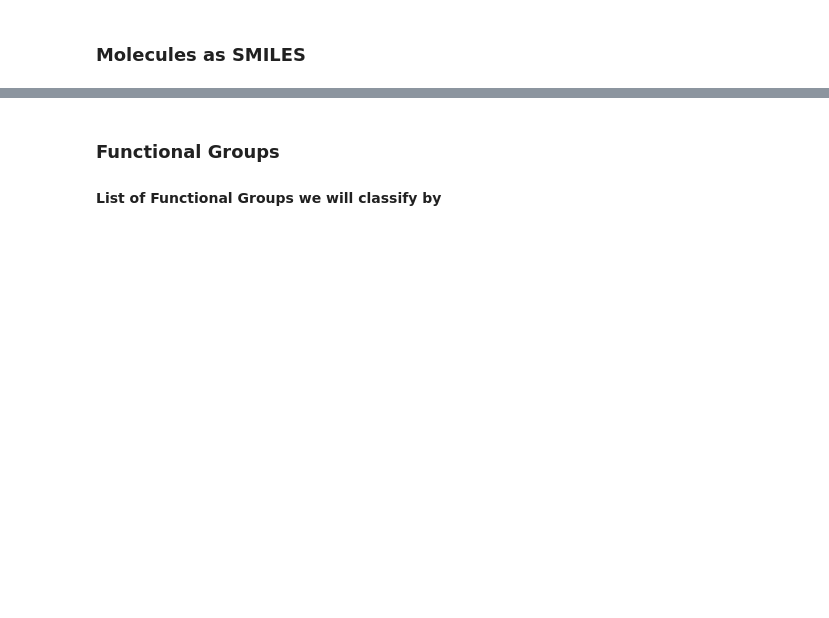
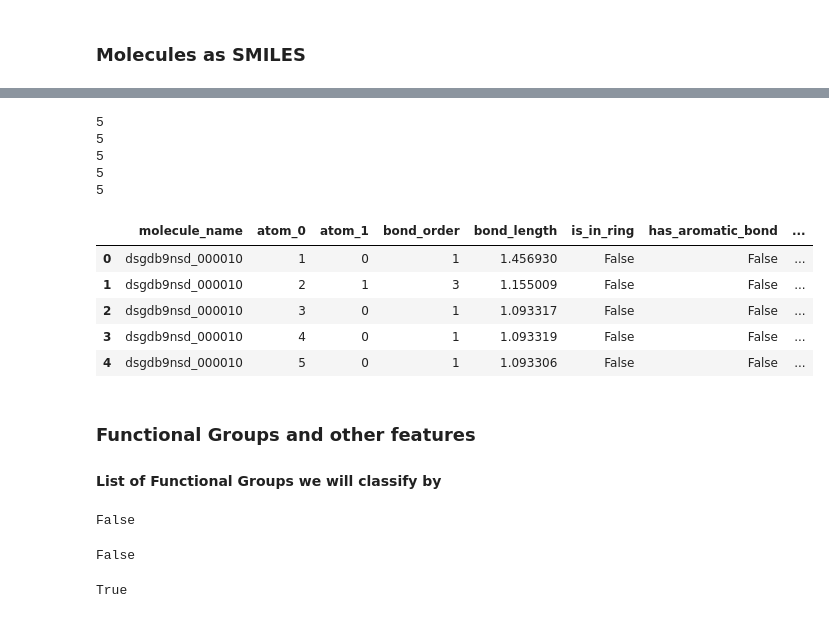
Before and after one commit to johngreibelarsen/predicting-molecular-properties, a Jupyter notebook: basic_feature_engineering_v6.ipynb, the cells around one changed output, grey strips where cells are left out. Drawn from its saved outputs; the diff is of its cells as text; code cells hidden in the pictures; blank space fills up the shorter version.

```diff
--- a/basic_feature_engineering_v6.ipynb
+++ b/basic_feature_engineering_v6.ipynb
@@ -67,0 +81,6 @@ train_new.loc[train_new['molecule_name'] == 'dsgdb9nsd_000230']
+# %%
+mol = next(pybel.readfile("xyz", "./input/structures/dsgdb9nsd_000007.xyz"))
+for atom in mol:
+   # do something with atom
+    print(str(atom.idx) + " : " + str(atom.type))
+    print(atom.coords)
@@ -68,3 +261,40 @@ train_new.loc[train_new['molecule_name'] == 'dsgdb9nsd_000230']
+# %%
+print(len(mol_name))
+print(len(atom_0))
+print(len(atom_1))
+print(len(bond_order))
+print(len(bond_length))
+
+
+df = pd.DataFrame({'molecule_name': mol_name,
+                    'atom_0': atom_0,
+                    'atom_1': atom_1,
+                    'bond_order': bond_order,
+                    'bond_length': bond_length,
+                    'is_in_ring': is_in_ring,
+                    'has_aromatic_bond': has_aromatic_bond,
+                    'is_primary_amide': is_primary_amide,
+                    'is_secondary_amide': is_secondary_amide,
+                    'is_tertiary_amide': is_tertiary_amide,
+                    'is_ester': is_ester,
+                    'is_carbonyl': is_carbonyl,
+                  })
+
+df = df.sort_values(['molecule_name', 'atom_0', 'atom_1']).reset_index(drop=True)
+
+df.head(20)
+# %% [output]
+5
+5
+5
+5
+5
+|  | molecule_name | atom_0 | atom_1 | bond_order | bond_length | is_in_ring | has_aromatic_bond | ... |
+| 0 | dsgdb9nsd_000010 | 1 | 0 | 1 | 1.456930 | False | False | ... |
+| 1 | dsgdb9nsd_000010 | 2 | 1 | 3 | 1.155009 | False | False | ... |
+| 2 | dsgdb9nsd_000010 | 3 | 0 | 1 | 1.093317 | False | False | ... |
+| 3 | dsgdb9nsd_000010 | 4 | 0 | 1 | 1.093319 | False | False | ... |
+| 4 | dsgdb9nsd_000010 | 5 | 0 | 1 | 1.093306 | False | False | ... |
 # %% [markdown]
-### Functional Groups
+### Functional Groups and other features
 #### List of Functional Groups we will classify by
@@ -70,0 +306,14 @@ train_new.loc[train_new['molecule_name'] == 'dsgdb9nsd_000230']
+# %%
+# Aromatic
+print(obmol.GetAtom(1).IsAromatic())
+# %% [output]
+False
+# %%
+# In ring
+print(obmol.GetAtom(1).IsInRing())
+# %% [output]
+False
+# %%
+print(obmol.GetAtom(1).HasSingleBond())
+# %% [output]
+True
```
Also changed, not shown: parts of 17 cells of this notebook.
